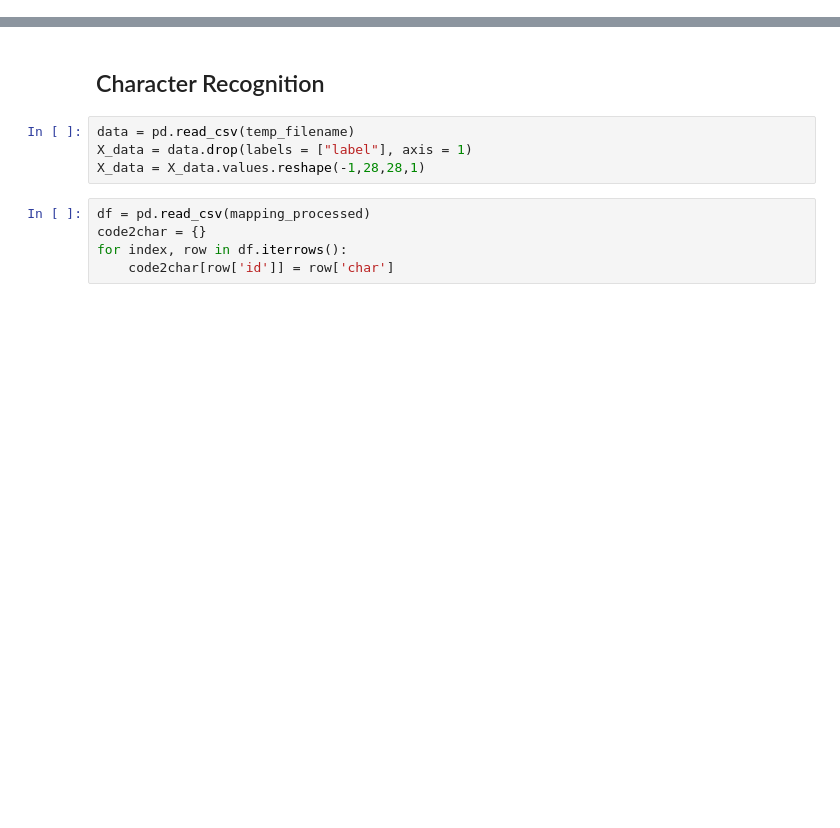
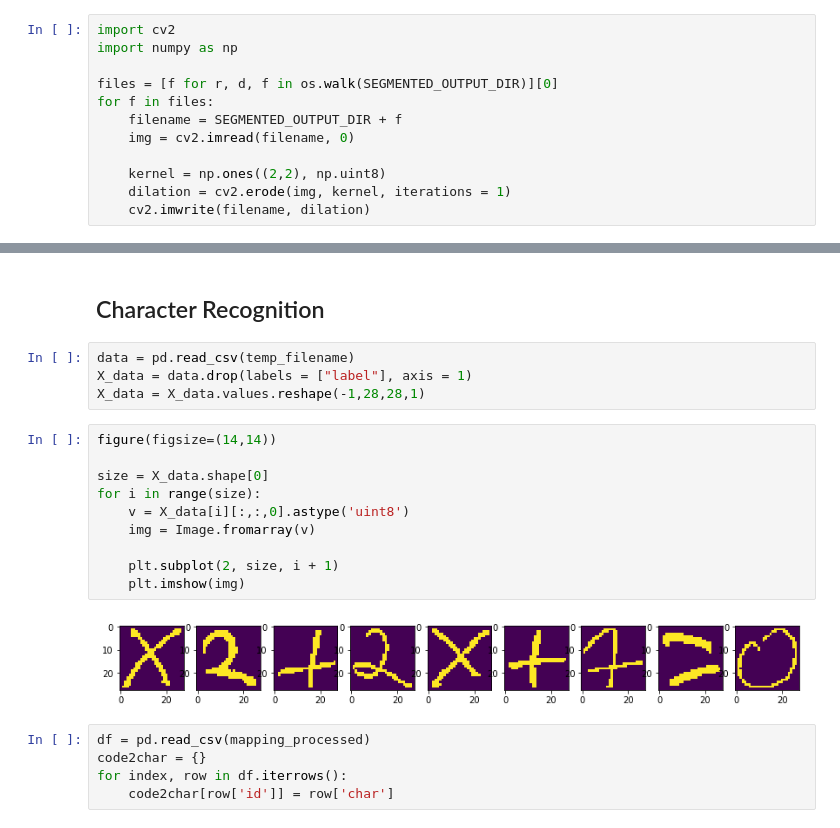
Before and after one commit to OlehOnyshchak/OCR, a Jupyter notebook: Main.ipynb, the cells around one changed output, grey strips where cells are left out. Cells and saved outputs as stored; diff of their text form; blank space fills up the shorter version.

```diff
--- a/Main.ipynb
+++ b/Main.ipynb
@@ -59,3 +61,15 @@ for i in range(size):
+# %%
+import cv2
+import numpy as np
+
+files = [f for r, d, f in os.walk(SEGMENTED_OUTPUT_DIR)][0]
+for f in files:
+    filename = SEGMENTED_OUTPUT_DIR + f
+    img = cv2.imread(filename, 0)
+
+    kernel = np.ones((2,2), np.uint8)
+    dilation = cv2.erode(img, kernel, iterations = 1)
+    cv2.imwrite(filename, dilation)
 # %% [markdown]
 ## Converting Segmented Characters to EMNIST format
 # %%
@@ -109,6 +120,18 @@ test_df
 data = pd.read_csv(temp_filename)
 X_data = data.drop(labels = ["label"], axis = 1)
 X_data = X_data.values.reshape(-1,28,28,1)
+# %%
+figure(figsize=(14,14))
+
+size = X_data.shape[0]
+for i in range(size):
+    v = X_data[i][:,:,0].astype('uint8')
+    img = Image.fromarray(v)
+
+    plt.subplot(2, size, i + 1)
+    plt.imshow(img)
+# %% [output]
+[figure, added]
 # %%
 df = pd.read_csv(mapping_processed)
 code2char = {}
```
Also changed, not shown: parts of 7 cells of this notebook.
